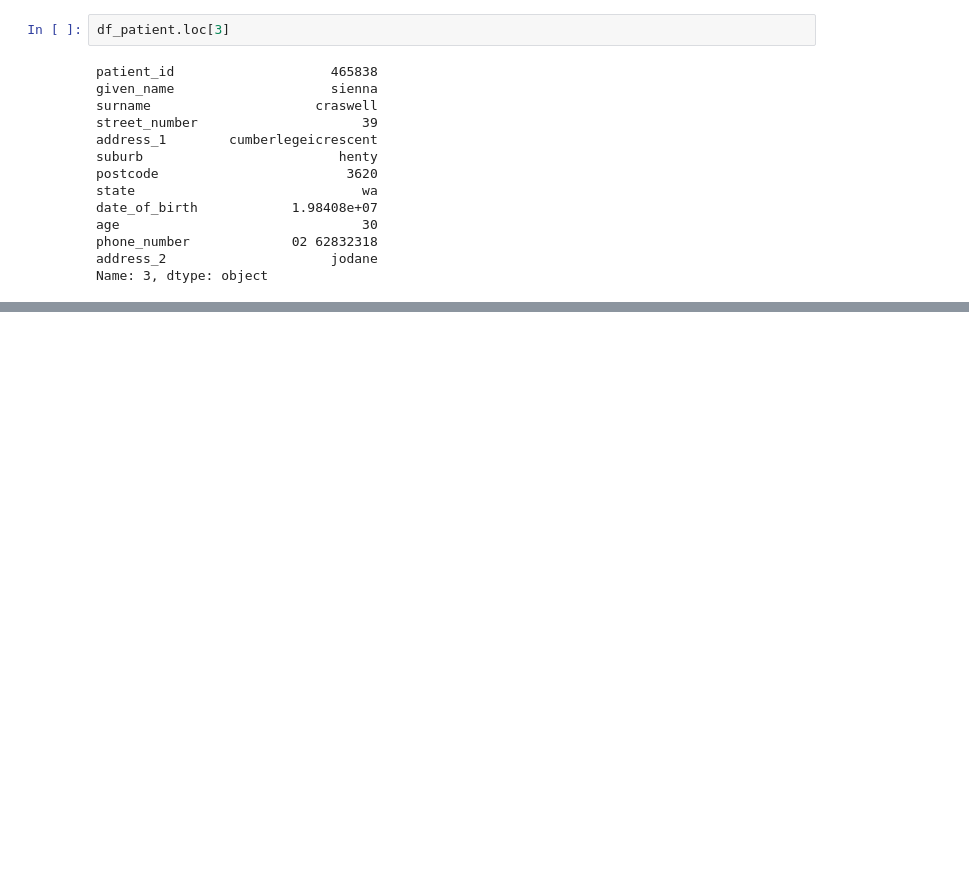
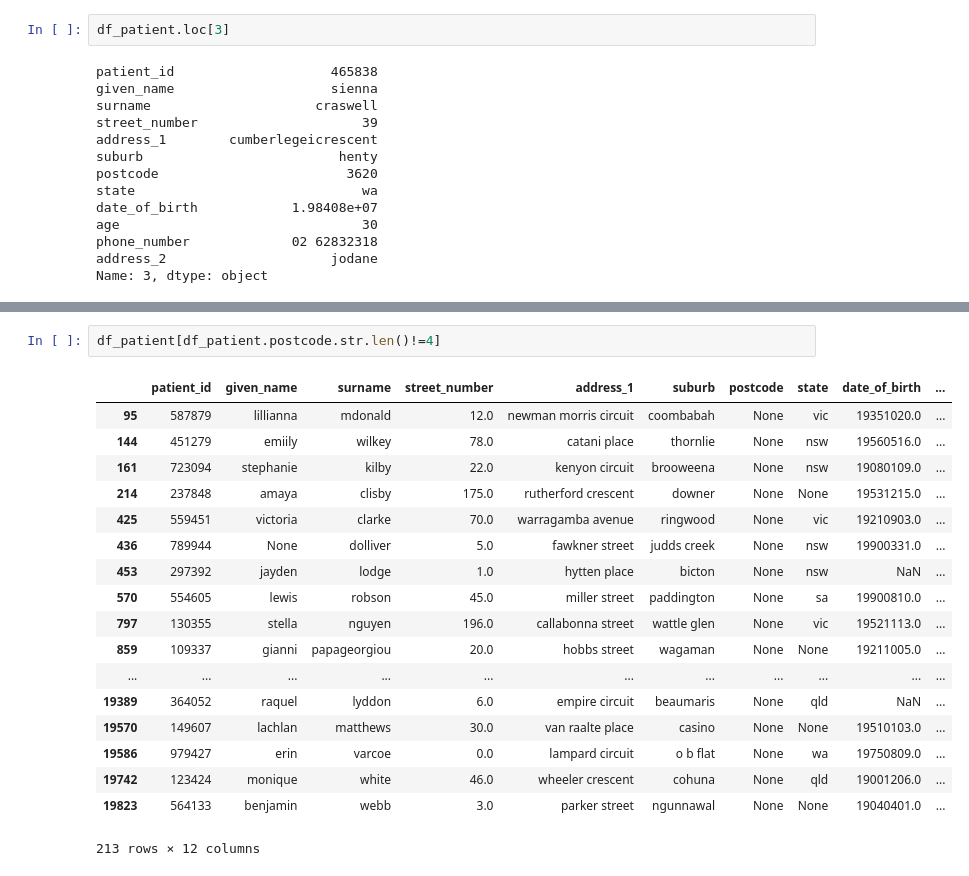
Before and after one commit to monkeyusage/duplicates, a Jupyter notebook: notebooks/data_quality.ipynb, the cells around one changed output, grey strips where cells are left out. Saved outputs shown, nothing was run; the diff lists cells and outputs as text; blank space fills up the shorter version.

```diff
--- a/notebooks/data_quality.ipynb
+++ b/notebooks/data_quality.ipynb
@@ -184,0 +256,21 @@ Name: 3, dtype: object
+# %%
+df_patient[df_patient.postcode.str.len()!=4]
+# %% [output]
+|  | patient_id | given_name | surname | street_number | address_1 | suburb | postcode | state | date_of_birth | ... |
+| 95 | 587879 | lillianna | mdonald | 12.0 | newman morris circuit | coombabah | None | vic | 19351020.0 | ... |
+| 144 | 451279 | emiily | wilkey | 78.0 | catani place | thornlie | None | nsw | 19560516.0 | ... |
+| 161 | 723094 | stephanie | kilby | 22.0 | kenyon circuit | brooweena | None | nsw | 19080109.0 | ... |
+| 214 | 237848 | amaya | clisby | 175.0 | rutherford crescent | downer | None | None | 19531215.0 | ... |
+| 425 | 559451 | victoria | clarke | 70.0 | warragamba avenue | ringwood | None | vic | 19210903.0 | ... |
+| 436 | 789944 | None | dolliver | 5.0 | fawkner street | judds creek | None | nsw | 19900331.0 | ... |
+| 453 | 297392 | jayden | lodge | 1.0 | hytten place | bicton | None | nsw | NaN | ... |
+| 570 | 554605 | lewis | robson | 45.0 | miller street | paddington | None | sa | 19900810.0 | ... |
+| 797 | 130355 | stella | nguyen | 196.0 | callabonna street | wattle glen | None | vic | 19521113.0 | ... |
+| 859 | 109337 | gianni | papageorgiou | 20.0 | hobbs street | wagaman | None | None | 19211005.0 | ... |
+| ... | ... | ... | ... | ... | ... | ... | ... | ... | ... | ... |
+| 19389 | 364052 | raquel | lyddon | 6.0 | empire circuit | beaumaris | None | qld | NaN | ... |
+| 19570 | 149607 | lachlan | matthews | 30.0 | van raalte place | casino | None | None | 19510103.0 | ... |
+| 19586 | 979427 | erin | varcoe | 0.0 | lampard circuit | o b flat | None | wa | 19750809.0 | ... |
+| 19742 | 123424 | monique | white | 46.0 | wheeler crescent | cohuna | None | qld | 19001206.0 | ... |
+| 19823 | 564133 | benjamin | webb | 3.0 | parker street | ngunnawal | None | None | 19040401.0 | ... |
+213 rows × 12 columns
```
Also changed, not shown: parts of 60 cells of this notebook, 9 other files.
